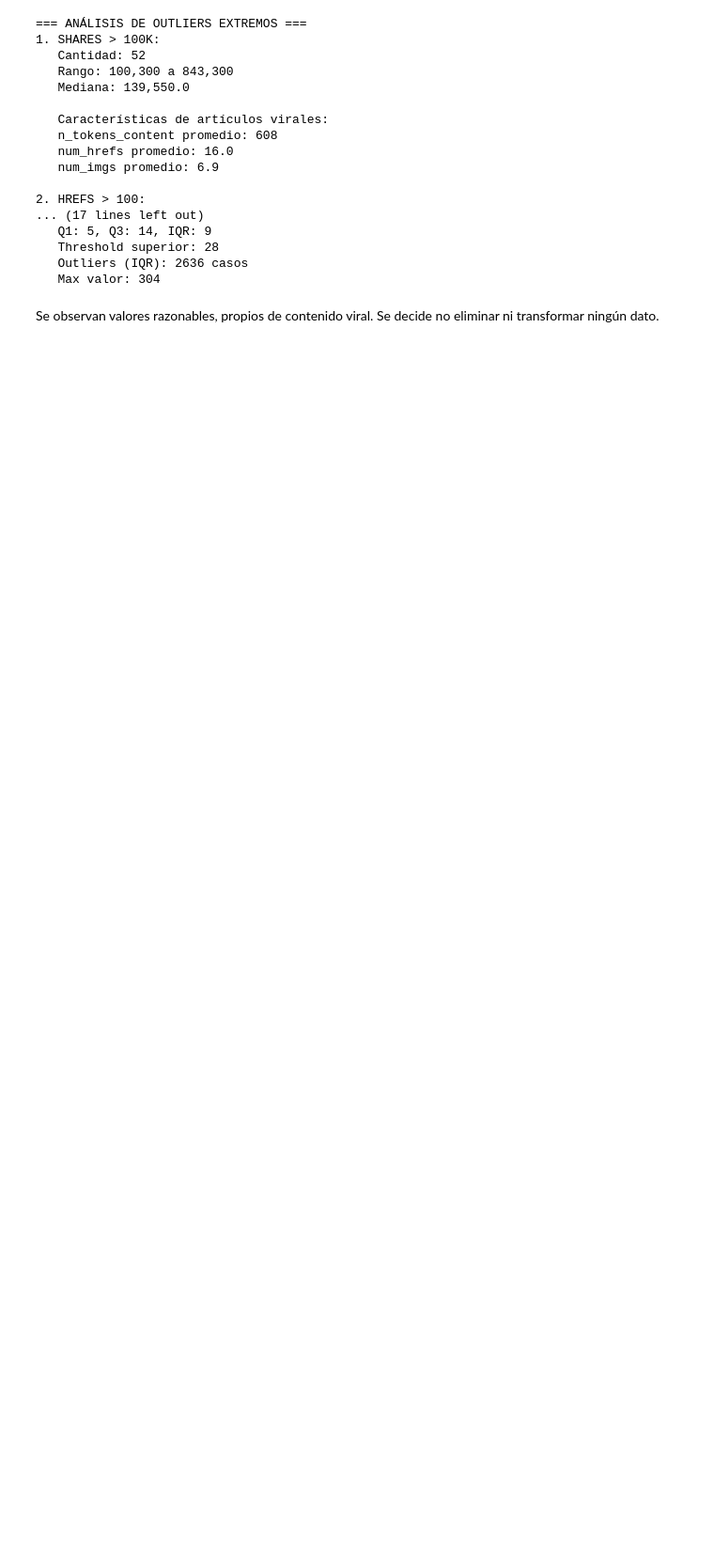
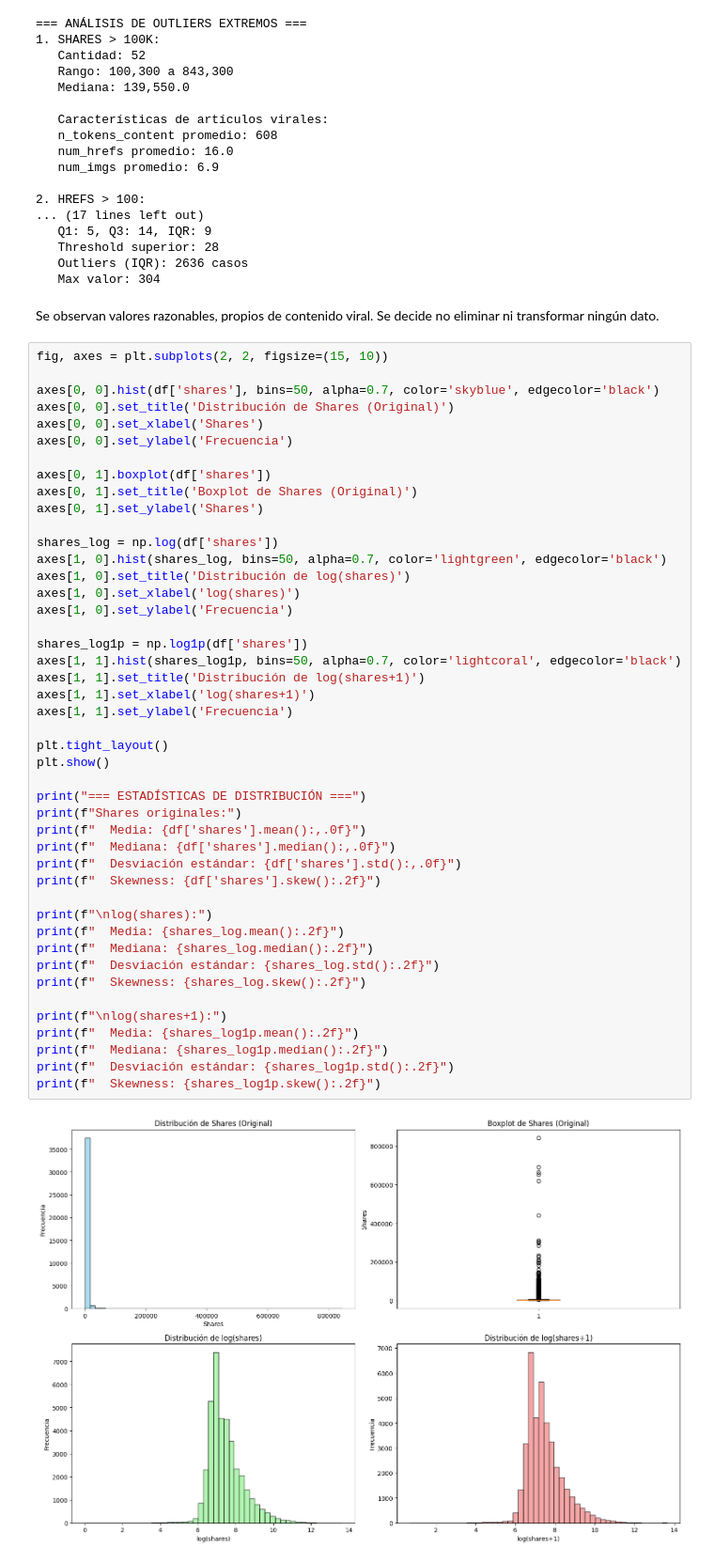
Before and after one commit to Juampi270302/CienciaDeDatos_2025, a Jupyter notebook: jupyter_scripts/tomi.ipynb, the cells around one changed output. Shown: that part at 94% size. Cells and saved outputs as stored; diff of their text form; blank space fills up the shorter version.

```diff
--- a/jupyter_scripts/tomi.ipynb
+++ b/jupyter_scripts/tomi.ipynb
@@ -377,3 +377,50 @@ for col in ['shares', 'num_hrefs']:
    Max valor: 304
 # %% [markdown]
 Se observan valores razonables, propios de contenido viral. Se decide no eliminar ni transformar ningún dato.
+# %%
+fig, axes = plt.subplots(2, 2, figsize=(15, 10))
+
+axes[0, 0].hist(df['shares'], bins=50, alpha=0.7, color='skyblue', edgecolor='black')
+axes[0, 0].set_title('Distribución de Shares (Original)')
+axes[0, 0].set_xlabel('Shares')
+axes[0, 0].set_ylabel('Frecuencia')
+
+axes[0, 1].boxplot(df['shares'])
+axes[0, 1].set_title('Boxplot de Shares (Original)')
+axes[0, 1].set_ylabel('Shares')
+
+shares_log = np.log(df['shares'])
+axes[1, 0].hist(shares_log, bins=50, alpha=0.7, color='lightgreen', edgecolor='black')
+axes[1, 0].set_title('Distribución de log(shares)')
+axes[1, 0].set_xlabel('log(shares)')
+axes[1, 0].set_ylabel('Frecuencia')
+
+shares_log1p = np.log1p(df['shares'])
+axes[1, 1].hist(shares_log1p, bins=50, alpha=0.7, color='lightcoral', edgecolor='black')
+axes[1, 1].set_title('Distribución de log(shares+1)')
+axes[1, 1].set_xlabel('log(shares+1)')
+axes[1, 1].set_ylabel('Frecuencia')
+
+plt.tight_layout()
+plt.show()
+
+print("=== ESTADÍSTICAS DE DISTRIBUCIÓN ===")
+print(f"Shares originales:")
+print(f"  Media: {df['shares'].mean():,.0f}")
+print(f"  Mediana: {df['shares'].median():,.0f}")
+print(f"  Desviación estándar: {df['shares'].std():,.0f}")
+print(f"  Skewness: {df['shares'].skew():.2f}")
+
+print(f"\nlog(shares):")
+print(f"  Media: {shares_log.mean():.2f}")
+print(f"  Mediana: {shares_log.median():.2f}")
+print(f"  Desviación estándar: {shares_log.std():.2f}")
+print(f"  Skewness: {shares_log.skew():.2f}")
+
+print(f"\nlog(shares+1):")
+print(f"  Media: {shares_log1p.mean():.2f}")
+print(f"  Mediana: {shares_log1p.median():.2f}")
+print(f"  Desviación estándar: {shares_log1p.std():.2f}")
+print(f"  Skewness: {shares_log1p.skew():.2f}")
+# %% [output]
+[figure, added]
```
Also changed, not shown: parts of 2 cells of this notebook.
